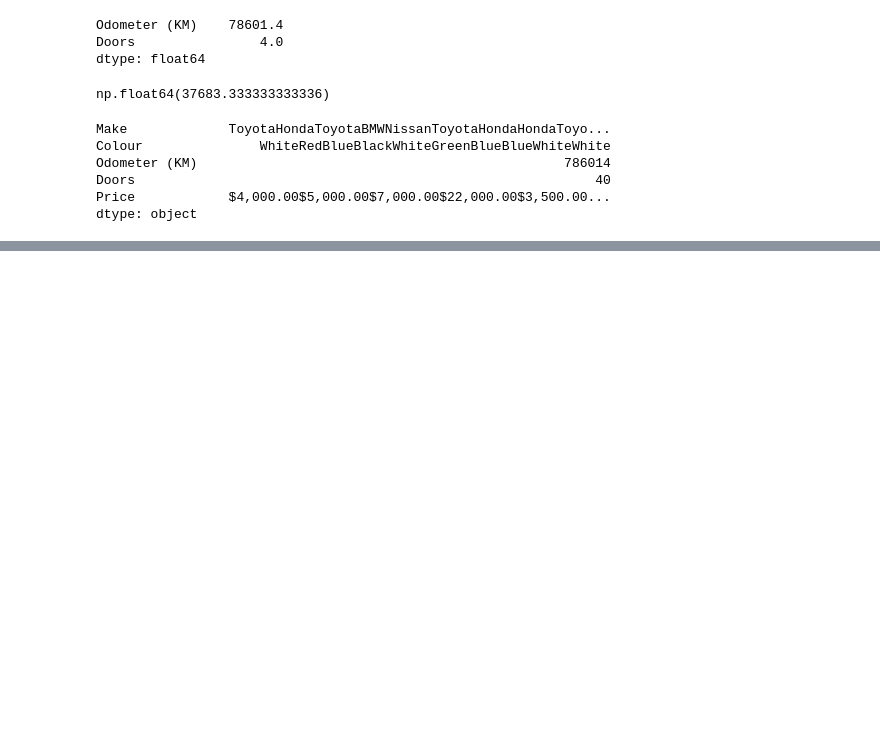
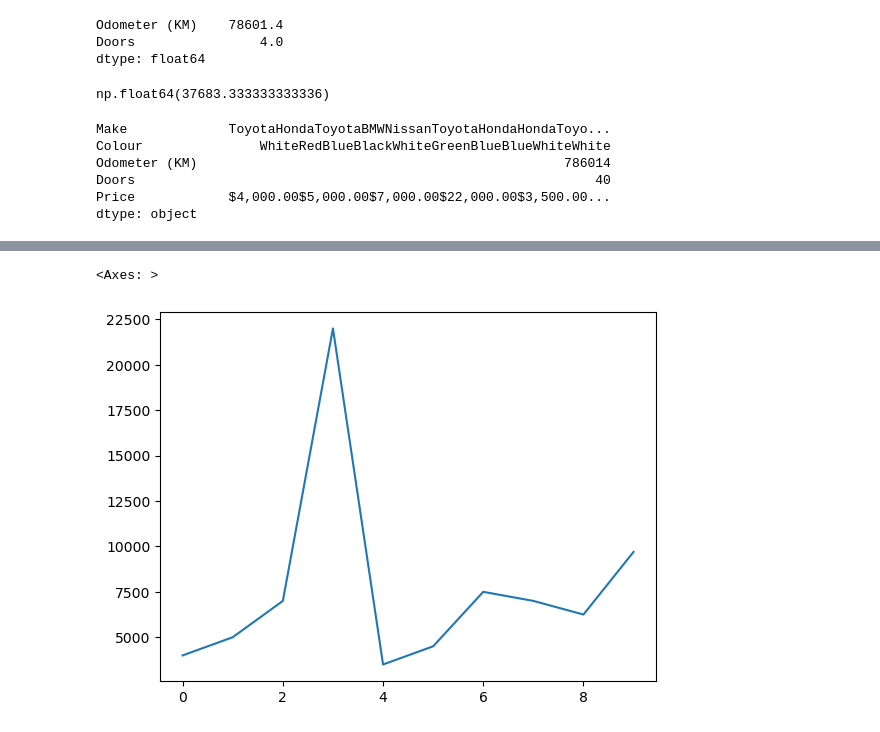
Before and after one commit to sriganth3/data-science-ml-notes, a Jupyter notebook: introduction/intro-to-pandas.ipynb, the cells around one changed output, grey strips where cells are left out. Drawn from its saved outputs; the diff is of its cells as text; code cells hidden in the pictures; blank space fills up the shorter version.

```diff
--- a/introduction/intro-to-pandas.ipynb
+++ b/introduction/intro-to-pandas.ipynb
@@ -129,0 +403,6 @@ car_sales
+# %%
+# Import data
+car_sales = pd.read_csv("car-sales.csv")
+# %%
+
+car_sales["Price"] = car_sales["Price"].str.replace(r'[$,]', '').astype(float)
@@ -129,0 +425,8 @@ car_sales
+# %%
+car_sales["Price"] = car_sales["Price"].str.replace(',','')
+car_sales["Price"] = car_sales["Price"].str.replace('$','').astype(float)
+# %%
+car_sales["Price"].plot()
+# %% [output]
+<Axes: >
+[figure, added]
```
Also changed, not shown: parts of 73 cells of this notebook, 4 other files.
